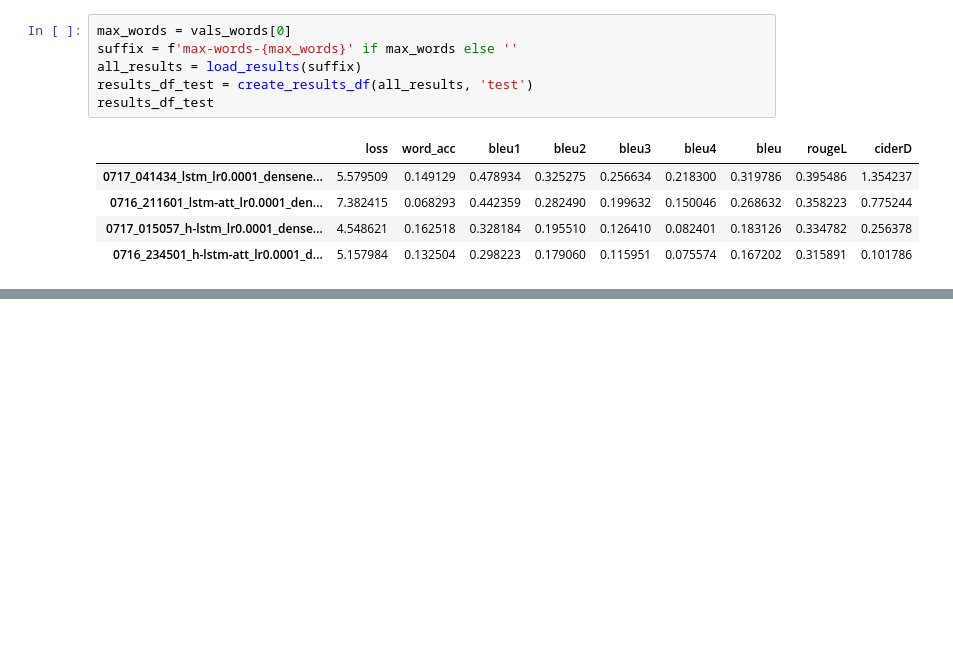
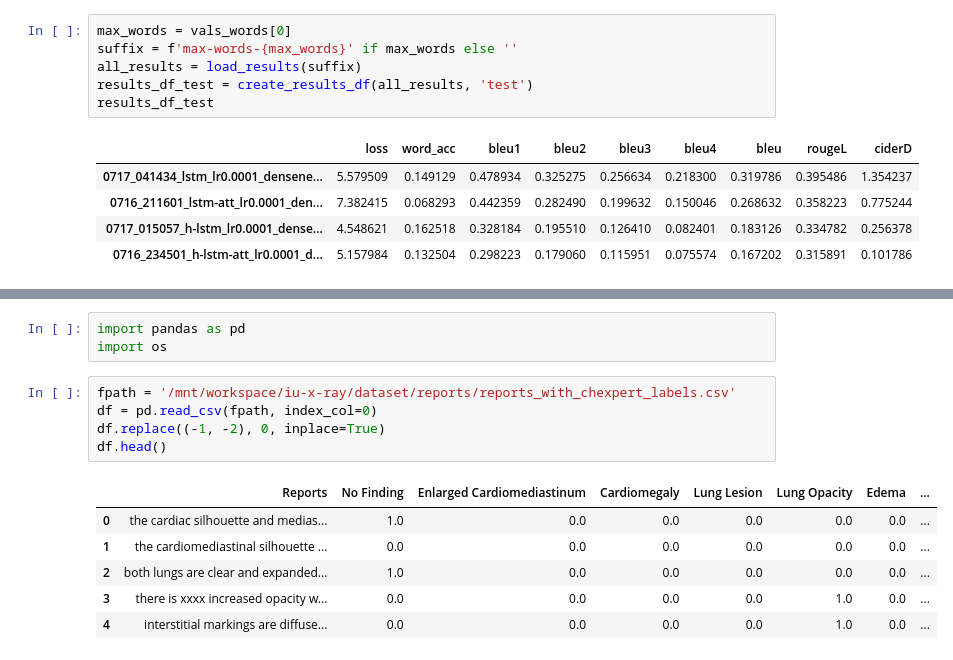
Before and after one commit to pdpino/medical-ai, a Jupyter notebook: medai/notebooks/results.ipynb, the cells around one changed output, grey strips where cells are left out. Cells and saved outputs as stored; diff of their text form; blank space fills up the shorter version.

```diff
--- a/medai/notebooks/results.ipynb
+++ b/medai/notebooks/results.ipynb
@@ -283,0 +302,15 @@ results_df_test
+# %%
+import pandas as pd
+import os
+# %%
+fpath = '/mnt/workspace/iu-x-ray/dataset/reports/reports_with_chexpert_labels.csv'
+df = pd.read_csv(fpath, index_col=0)
+df.replace((-1, -2), 0, inplace=True)
+df.head()
+# %% [output]
+|  | Reports | No Finding | Enlarged Cardiomediastinum | Cardiomegaly | Lung Lesion | Lung Opacity | Edema | ... |
+| 0 | the cardiac silhouette and medias... | 1.0 | 0.0 | 0.0 | 0.0 | 0.0 | 0.0 | ... |
+| 1 | the cardiomediastinal silhouette ... | 0.0 | 0.0 | 0.0 | 0.0 | 0.0 | 0.0 | ... |
+| 2 | both lungs are clear and expanded... | 1.0 | 0.0 | 0.0 | 0.0 | 0.0 | 0.0 | ... |
+| 3 | there is xxxx increased opacity w... | 0.0 | 0.0 | 0.0 | 0.0 | 1.0 | 0.0 | ... |
+| 4 | interstitial markings are diffuse... | 0.0 | 0.0 | 0.0 | 0.0 | 1.0 | 0.0 | ... |
```
Also changed, not shown: parts of 20 cells of this notebook, 4 other files.
